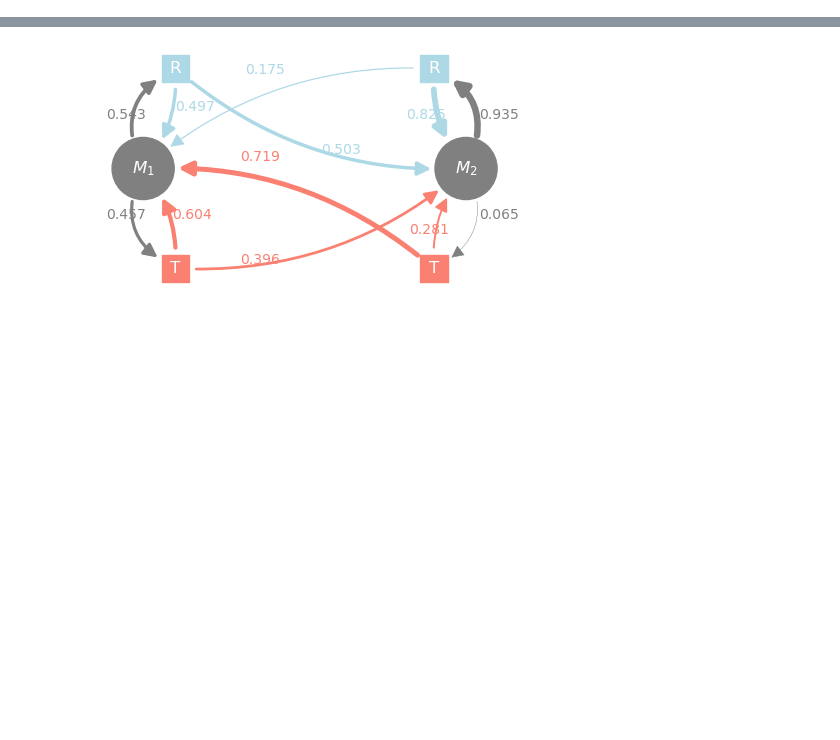
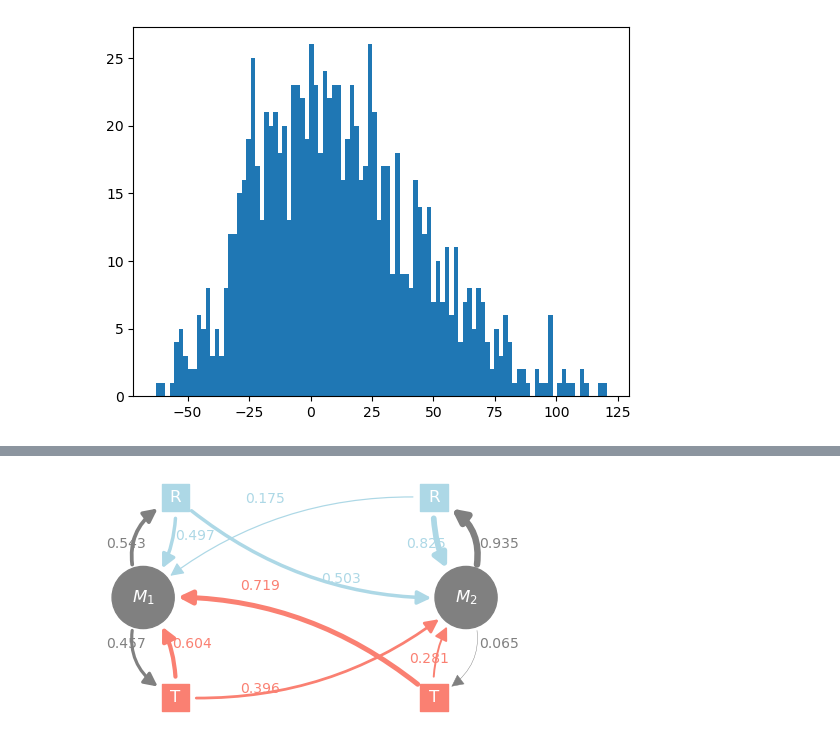
Before and after one commit to giorgionicoletti/InferenceFSCs, a Jupyter notebook: notebooks/model_trajectories_FSC.ipynb, the cells around one changed output, grey strips where cells are left out. Saved outputs shown, nothing was run; the diff lists cells and outputs as text; code cells hidden in the pictures; blank space fills up the shorter version.

```diff
--- a/notebooks/model_trajectories_FSC.ipynb
+++ b/notebooks/model_trajectories_FSC.ipynb
@@ -36,0 +60,5 @@ trajectories[0]["actions"].size
+# %%
+plt.hist([tr["features"][1][-1] - tr["features"][1][0] for tr in trajectories], bins = 100)
+plt.show()
+# %% [output]
+[figure, added]
```
Also changed, not shown: parts of 18 cells of this notebook, 1 other file.
